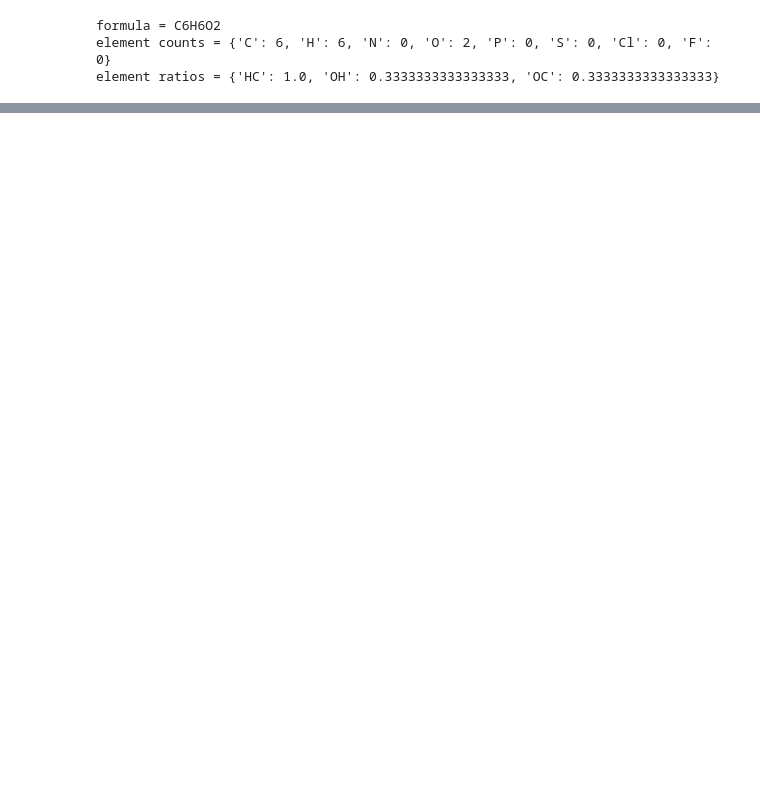
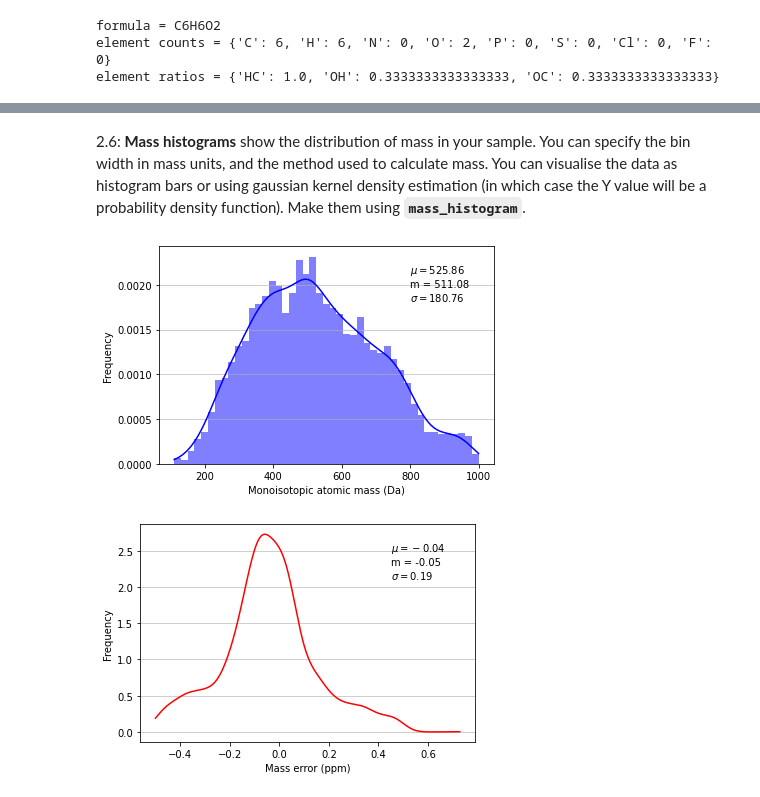
Before and after one commit to ho2921ho/SoomgoKES, a Jupyter notebook: 06. 패키지 활용 pyKrev.ipynb, the cells around one changed output, grey strips where cells are left out. Cells and saved outputs as stored; diff of their text form; code cells hidden in the pictures; blank space fills up the shorter version.

````diff
--- a/06. 패키지 활용 pyKrev.ipynb
+++ b/06. 패키지 활용 pyKrev.ipynb
@@ -113,0 +206,13 @@ Number of edges in graph
+# %% [markdown]
+2.6: **Mass histograms** show the distribution of mass in your sample. You can specify the bin width in mass units, and the method used to calculate mass. You can visualise the data as histogram bars or using gaussian kernel density estimation (in which case the Y value will be a probability density function). Make them using **```mass_histogram```**.
+# %%
+plt.figure()
+fig, ax, (mean,median,sigma) = pk.mass_histogram(A, method = 'monoisotopic', bin_width = 20, summary_statistics=True,
+                                                 color = 'blue', alpha = 0.5, kde = True, kde_color = 'blue', density = False)
+plt.xlabel('Monoisotopic atomic mass (Da)')
+
+plt.figure()
+fig,ax, (mean,median,sigma) = pk.mass_histogram(A, method = 'me', kde = True, hist = False, kde_color = 'red', summary_statistics=True, deprotonated = True, ion_charge = -1)
+# %% [output]
+[figure, added]
+[figure, added]
````
Also changed, not shown: parts of 54 cells of this notebook, 1 other file.
